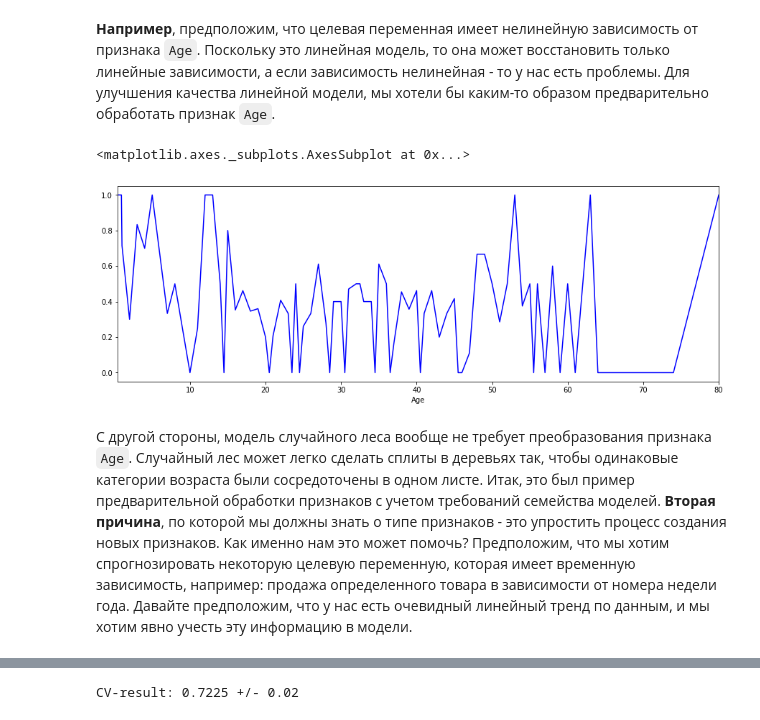
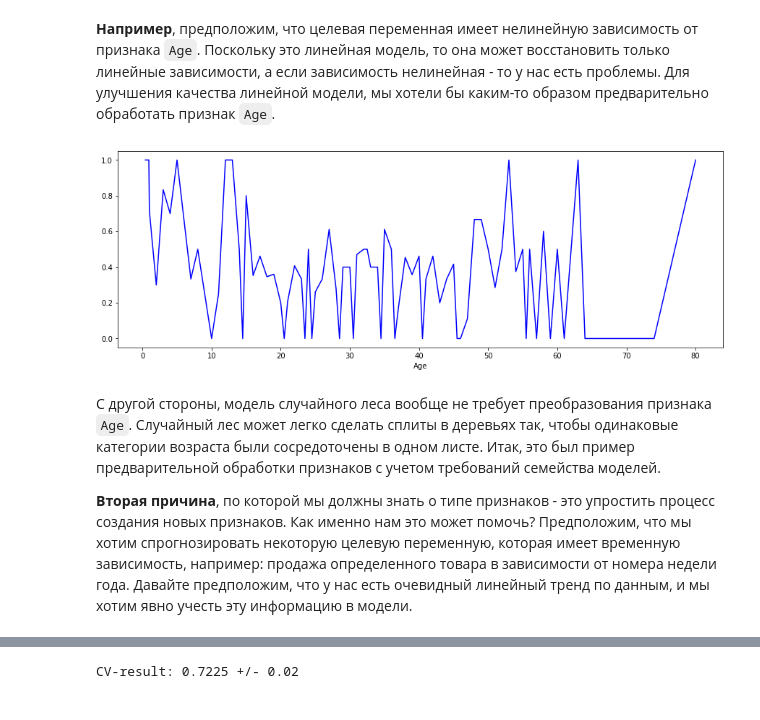
Before and after one commit to koryagin2006/GB_course_Sports_data_analysis, a Jupyter notebook: webinar_4_features_part1.ipynb, the cells around one changed output, grey strips where cells are left out. Drawn from its saved outputs; the diff is of its cells as text; code cells hidden in the pictures.

```diff
--- a/webinar_4_features_part1.ipynb
+++ b/webinar_4_features_part1.ipynb
@@ -19,7 +19,7 @@ from sklearn.linear_model import LogisticRegression, LinearRegression
 from sklearn.preprocessing import StandardScaler, MinMaxScaler
 from sklearn.pipeline import Pipeline
 # %%
-data = pd.read_csv("data/titanic-machine-learning-from-disaster/train-2.csv")
+data = pd.read_csv("./data/titanic-machine-learning-from-disaster/train-2.csv")
 data.head(n=2)
 # %% [output]
 |  | PassengerId | Survived | Pclass | Name | Sex | Age | SibSp | Parch | Ticket | Fare | ... |
@@ -29,12 +29,15 @@ data.head(n=2)
 __Например__, предположим, что целевая переменная имеет нелинейную зависимость от признака `Age`. Поскольку это линейная модель, то она может восстановить только линейные зависимости, а если зависимость нелинейная - то у нас есть проблемы. Для улучшения качества линейной модели, мы хотели бы каким-то образом предварительно обработать признак `Age`.
 # %%
 fig = plt.figure(figsize=(15, 5))
-data.groupby(["Age"])["Survived"].mean().plot(color="blue")
+data \
+    .groupby(["Age"])["Survived"].mean() \
+    .plot(color="blue");
 # %% [output]
-<matplotlib.axes._subplots.AxesSubplot at 0x...>
-[figure, old version]
+[figure, new version]
 # %% [markdown]
-С другой стороны, модель случайного леса вообще не требует преобразования признака `Age`. Случайный лес может легко сделать сплиты в деревьях так, чтобы одинаковые категории возраста были сосредоточены в одном листе. Итак, это был пример предварительной обработки признаков с учетом требований семейства моделей. __Вторая причина__, по которой мы должны знать о типе признаков - это упростить процесс создания новых признаков. Как именно нам это может помочь? Предположим, что мы хотим спрогнозировать некоторую целевую переменную, которая имеет временную зависимость, например: продажа определенного товара в зависимости от номера недели года. Давайте предположим, что у нас есть очевидный линейный тренд по данным, и мы хотим явно учесть эту информацию в модели.
+С другой стороны, модель случайного леса вообще не требует преобразования признака `Age`. Случайный лес может легко сделать сплиты в деревьях так, чтобы одинаковые категории возраста были сосредоточены в одном листе. Итак, это был пример предварительной обработки признаков с учетом требований семейства моделей.
+
+__Вторая причина__, по которой мы должны знать о типе признаков - это упростить процесс создания новых признаков. Как именно нам это может помочь? Предположим, что мы хотим спрогнозировать некоторую целевую переменную, которая имеет временную зависимость, например: продажа определенного товара в зависимости от номера недели года. Давайте предположим, что у нас есть очевидный линейный тренд по данным, и мы хотим явно учесть эту информацию в модели.
 # %%
 x = np.linspace(0, 100, 100)
 y = 1.3*x + np.random.randint(0, 10, size=x.shape[0])
```
Also changed, not shown: parts of 35 cells of this notebook.
